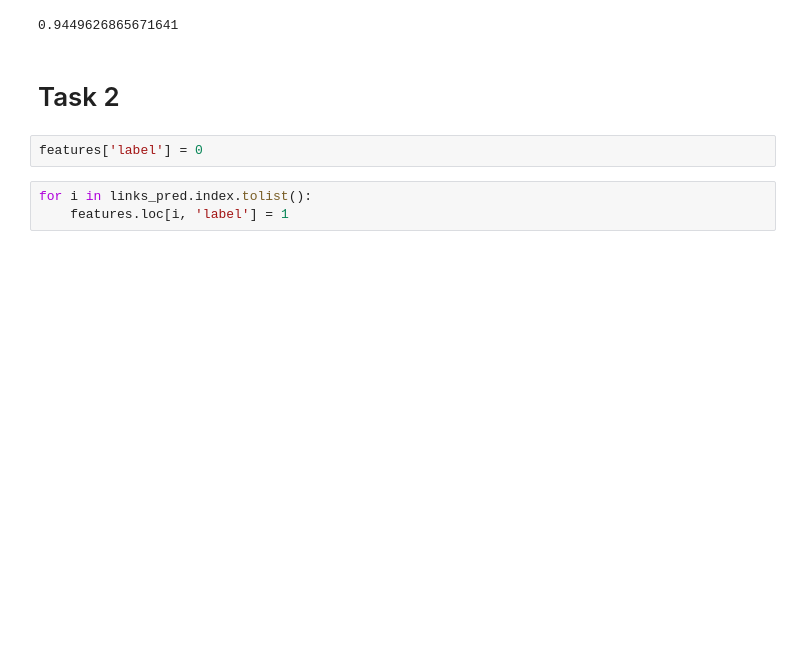
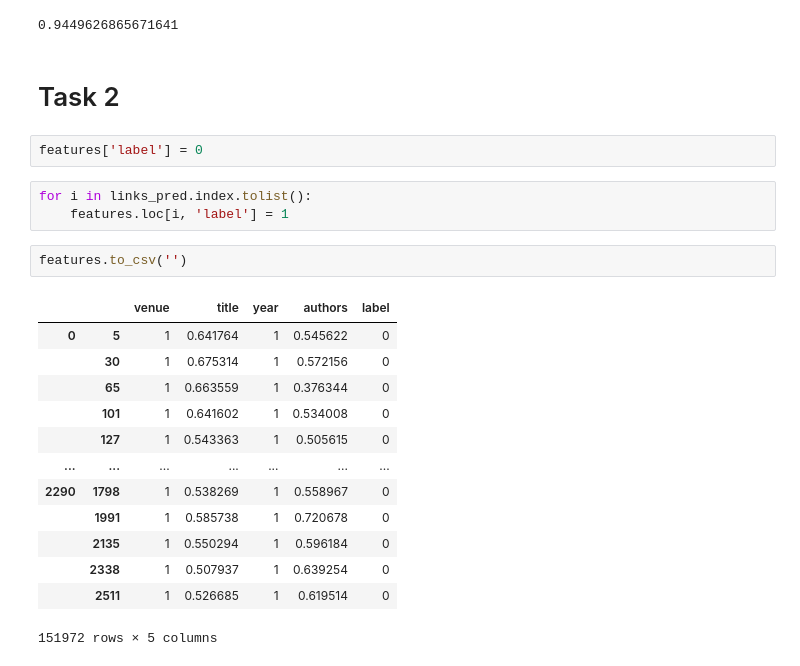
Before and after one commit to Edechkin/DILA_project, a Jupyter notebook: code.ipynb, the cells around one changed output. Drawn from its saved outputs; the diff is of its cells as text; blank space fills up the shorter version.

```diff
--- a/code.ipynb
+++ b/code.ipynb
@@ -365,3 +365,19 @@ features['label'] = 0
 # %%
 for i in links_pred.index.tolist():
     features.loc[i, 'label'] = 1
+# %%
+features.to_csv('')
+# %% [output]
+|  |  | venue | title | year | authors | label |
+| 0 | 5 | 1 | 0.641764 | 1 | 0.545622 | 0 |
+|  | 30 | 1 | 0.675314 | 1 | 0.572156 | 0 |
+|  | 65 | 1 | 0.663559 | 1 | 0.376344 | 0 |
+|  | 101 | 1 | 0.641602 | 1 | 0.534008 | 0 |
+|  | 127 | 1 | 0.543363 | 1 | 0.505615 | 0 |
+| ... | ... | ... | ... | ... | ... | ... |
+| 2290 | 1798 | 1 | 0.538269 | 1 | 0.558967 | 0 |
+|  | 1991 | 1 | 0.585738 | 1 | 0.720678 | 0 |
+|  | 2135 | 1 | 0.550294 | 1 | 0.596184 | 0 |
+|  | 2338 | 1 | 0.507937 | 1 | 0.639254 | 0 |
+|  | 2511 | 1 | 0.526685 | 1 | 0.619514 | 0 |
+151972 rows × 5 columns
```
Also changed, not shown: 1 other file.
